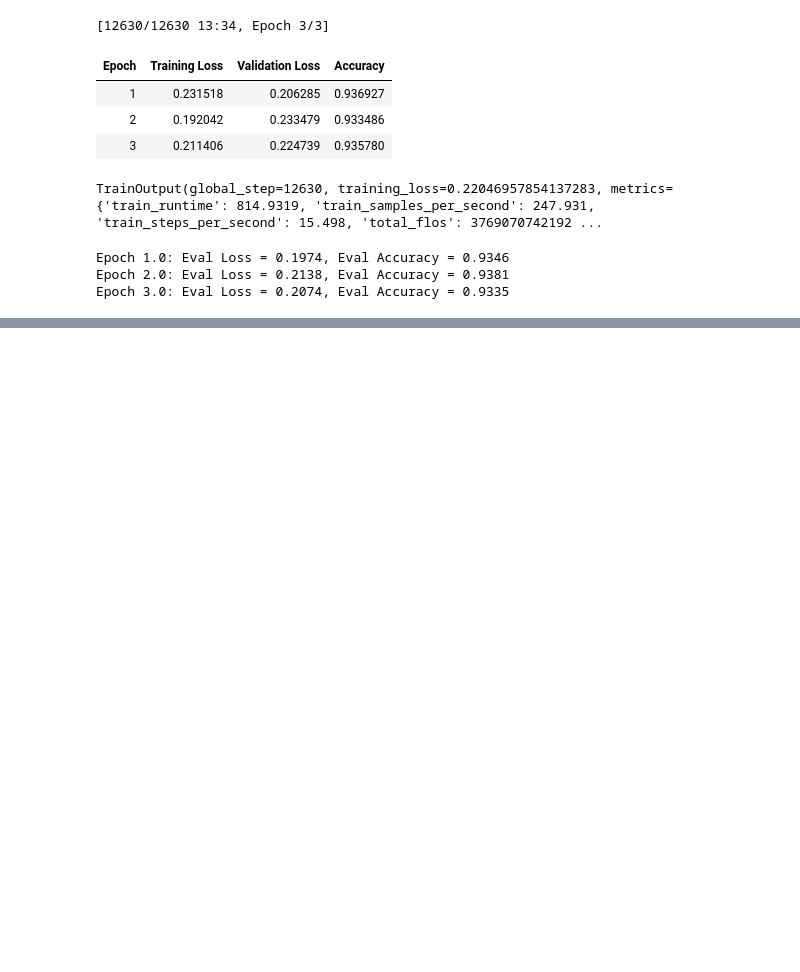
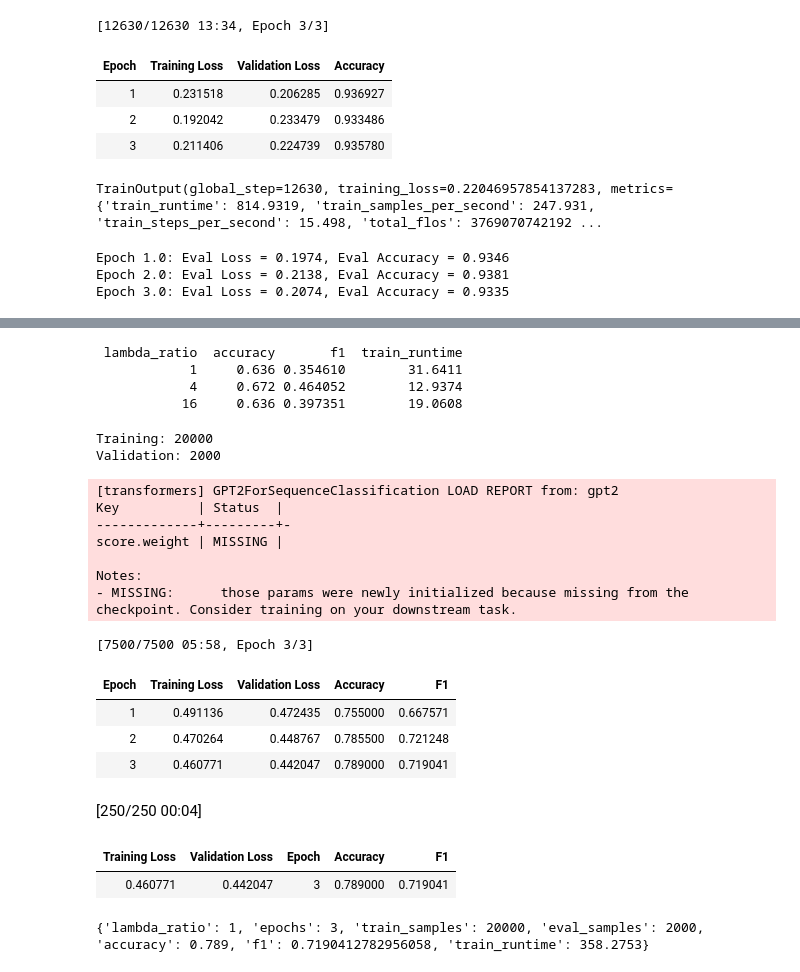
Before and after one commit to Ramprasath-Meganathan/LoRA-Plus, a Jupyter notebook: ML_Project_LoRA+.ipynb, the cells around one changed output, grey strips where cells are left out. Cells and saved outputs as stored; diff of their text form; code cells hidden in the pictures; blank space fills up the shorter version.

```diff
--- a/ML_Project_LoRA+.ipynb
+++ b/ML_Project_LoRA+.ipynb
@@ -500,0 +958,47 @@ runtime.unassign()
+# %%
+import pandas as pd
+
+results_df = pd.DataFrame([
+    baseline_summary,
+    result_lambda4,
+    result_lambda16,
+])
+
+print(
+    results_df[
+        ["lambda_ratio", "accuracy", "f1", "train_runtime"]
+    ].to_string(index=False)
+)
+# %% [output]
+ lambda_ratio  accuracy       f1  train_runtime
+            1     0.636 0.354610        31.6411
+            4     0.672 0.464052        12.9374
+           16     0.636 0.397351        19.0608
+# %%
+train_20k = (
+    qqp["train"]
+    .shuffle(seed=SEED)
+    .select(range(20_000))
+    .map(
+        tokenize_qqp,
+        batched=True,
+        remove_columns=["question1", "question2", "idx"]
+    )
+)
+
+eval_2k = (
+    qqp["validation"]
+    .shuffle(seed=SEED)
+    .select(range(2_000))
+    .map(
+        tokenize_qqp,
+        batched=True,
+        remove_columns=["question1", "question2", "idx"]
+    )
+)
+
+print("Training:", len(train_20k))
+print("Validation:", len(eval_2k))
+# %% [output]
+Training: 20000
+Validation: 2000
@@ -500,0 +1082,24 @@ runtime.unassign()
+# %%
+result_3epoch_lora = run_three_epoch_experiment(1)
+
+print({
+    k: v for k, v in result_3epoch_lora.items()
+    if k != "log_history"
+})
+# %% [output]
+[transformers] GPT2ForSequenceClassification LOAD REPORT from: gpt2
+Key          | Status  |
+-------------+---------+-
+score.weight | MISSING |
+
+Notes:
+- MISSING:      those params were newly initialized because missing from the checkpoint. Consider training on your downstream task.
+[7500/7500 05:58, Epoch 3/3]
+| Epoch | Training Loss | Validation Loss | Accuracy | F1 |
+| 1 | 0.491136 | 0.472435 | 0.755000 | 0.667571 |
+| 2 | 0.470264 | 0.448767 | 0.785500 | 0.721248 |
+| 3 | 0.460771 | 0.442047 | 0.789000 | 0.719041 |
+[250/250 00:04]
+| Training Loss | Validation Loss | Epoch | Accuracy | F1 |
+| 0.460771 | 0.442047 | 3 | 0.789000 | 0.719041 |
+{'lambda_ratio': 1, 'epochs': 3, 'train_samples': 20000, 'eval_samples': 2000, 'accuracy': 0.789, 'f1': 0.7190412782956058, 'train_runtime': 358.2753}
```
Also changed, not shown: parts of 47 cells of this notebook.
